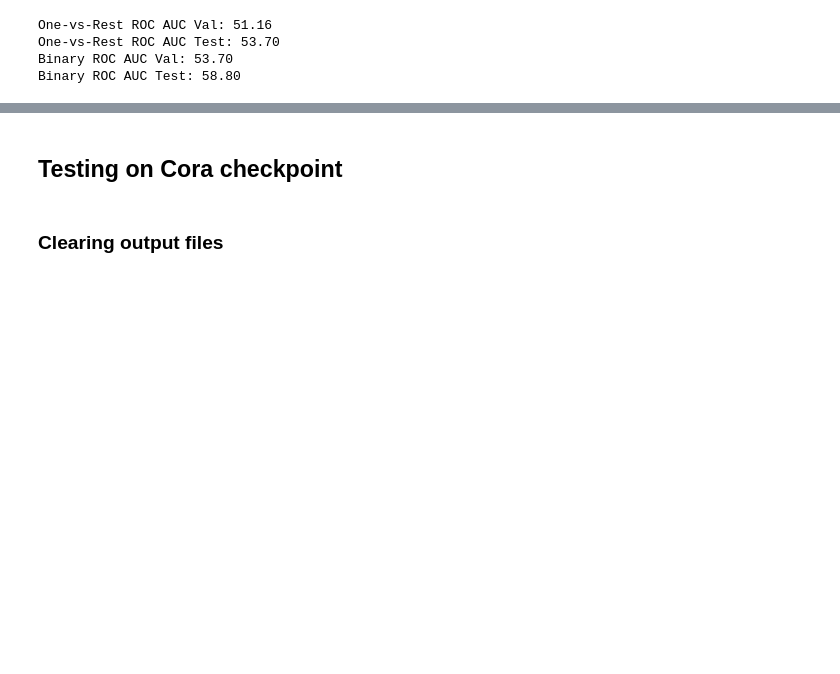
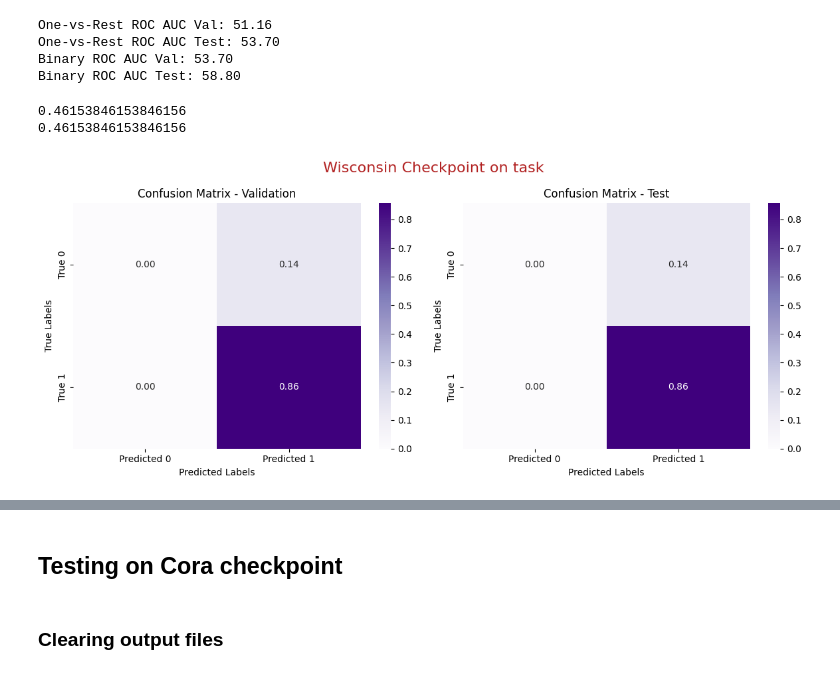
Before and after one commit to RiccardoRomeo01/BDATM_Project, a Jupyter notebook: BDATM_Projecy_GraphAny.ipynb, the cells around one changed output, grey strips where cells are left out. Drawn from its saved outputs; the diff is of its cells as text; code cells hidden in the pictures; blank space fills up the shorter version.

Commit message:
adding more metrics to GA

```diff
--- a/BDATM_Projecy_GraphAny.ipynb
+++ b/BDATM_Projecy_GraphAny.ipynb
@@ -44,6 +44,8 @@ data = {
         'torchvision',
         'torchaudio',
         'torchdata=0.7.1',
+        'torchmetrics=1.6.2',
+        'transformers=4.49.0',
         'dgl',
         'lightning=2.*',
         'pydantic',
@@ -1361,3 +1531,12 @@ One-vs-Rest ROC AUC Val: 51.16
 One-vs-Rest ROC AUC Test: 53.70
 Binary ROC AUC Val: 53.70
 Binary ROC AUC Test: 58.80
+# %%
+metrics = calculate_metrics(predictions_path, f1_labels)
+# %% [output]
+0.46153846153846156
+0.46153846153846156
+# %%
+plot_confusion_matrices(metrics, title="Wisconsin Checkpoint on task")
+# %% [output]
+[figure, added]
```
Also changed, not shown: parts of 18 cells of this notebook.
